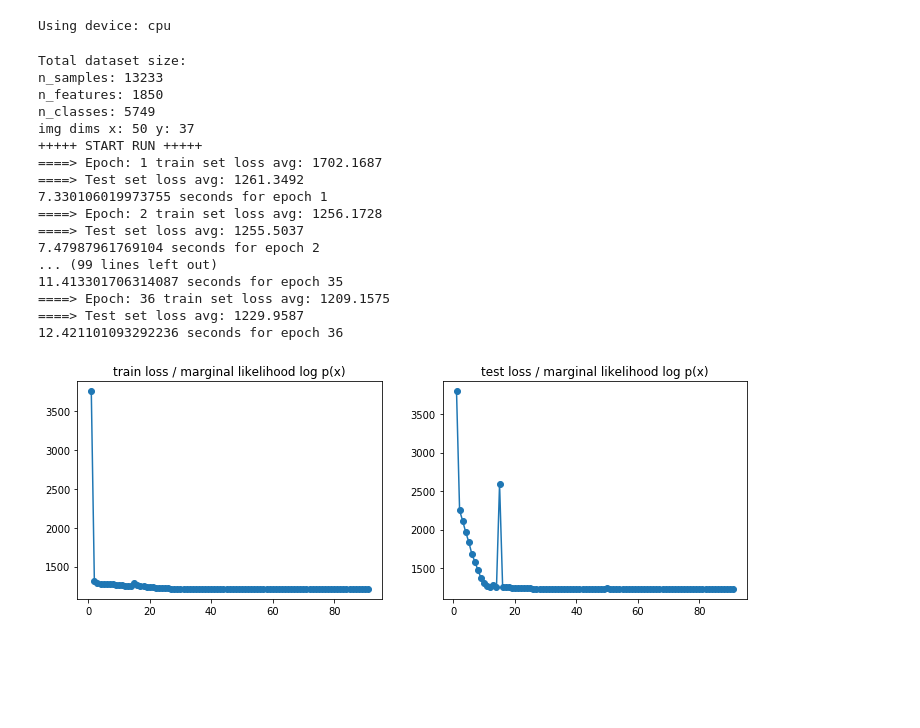
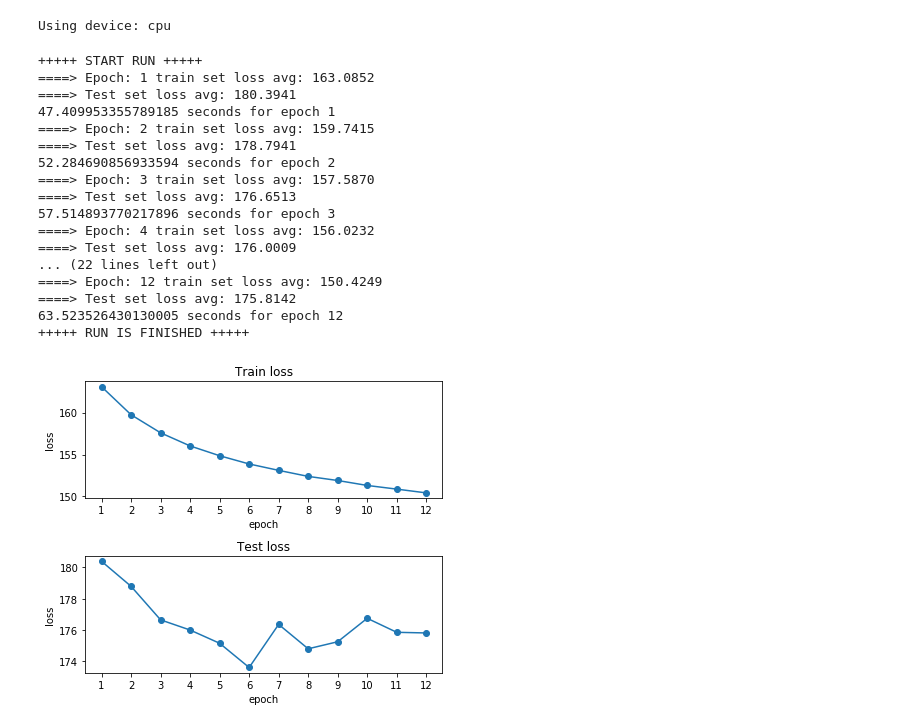
Before and after one commit to matthiasbrix/vae-models, a Jupyter notebook: src/1_vae.ipynb, the cells around one changed output. Saved outputs shown, nothing was run; the diff lists cells and outputs as text; code cells hidden in the pictures; blank space fills up the shorter version.

Commit message:
add latent plot; change few things

```diff
--- a/src/1_vae.ipynb
+++ b/src/1_vae.ipynb
@@ -43,50 +43,53 @@ Using device: cpu
 # %%
 batch_size = 128
 optimizer = torch.optim.Adam
-num_normal_plots = 2
+num_normal_plots = 4
 # %%
-dataset = "LFW"
+dataset = "MNIST"
 
 if dataset == "MNIST" or dataset == "EMNIST":
-    epochs = 2
+    epochs = 12
     learning_rate = 1e-3
     h = 28
     w = 28
-    img_dims = (h, w)
+    #img_dims = (h, w)
     input_dim = np.prod((h, w))
     hidden_dim = 500 # Kingma, Welling use 500 neurons, otherwise use 400
     z_dim = 2 # 1000 is suggested in the paper "Tutorial on VAE" but Kingma, Welling show 20 is sufficient for MNIST
+    weight_decay = 0
 elif dataset == "LFW":
     epochs = 100
-    learning_rate = 1e-2 # 1e-2 works well
+    learning_rate = 0.01 # 1e-2 works well
     h = 50
     w = 37
+    img_dims = (h, w)
     input_dim = np.prod((h, w))
-    hidden_dim = 200 # as in Kingma for Frey Face, but we could maybe use 250 or 300 because we have more samples?
-    z_dim = 100
+    hidden_dim = 600 # TODO: 1200? 200 in Kingma for Frey Face, but we could maybe use 250 or 300 because we have more samples?
+    z_dim = 20
+    weight_decay = 1e-4
 # %%
 encoder = Encoder(input_dim, hidden_dim, z_dim)
 decoder = Decoder(z_dim, hidden_dim, input_dim)
 model = Vae(encoder, decoder)
 # %%
 data_loader = DataLoader(PATH, batch_size, dataset, z_dim)
-solver = Solver(model, data_loader, optimizer, z_dim, (h, w), epochs, num_normal_plots, batch_size, learning_rate)
+solver = Solver(model, data_loader, optimizer, z_dim, (h, w), epochs, num_normal_plots, weight_decay, batch_size, learning_rate)
 solver.run()
 # %% [output]
-Total dataset size:
-n_samples: 13233
-n_features: 1850
-n_classes: 5749
-img dims x: 50 y: 37
 +++++ START RUN +++++
-====> Epoch: 1 train set loss avg: 1702.1687
-====> Test set loss avg: 1261.3492
-7.330106019973755 seconds for epoch 1
-====> Epoch: 2 train set loss avg: 1256.1728
-====> Test set loss avg: 1255.5037
-7.47987961769104 seconds for epoch 2
-... (99 lines left out)
-11.413301706314087 seconds for epoch 35
-====> Epoch: 36 train set loss avg: 1209.1575
-====> Test set loss avg: 1229.9587
-12.421101093292236 seconds for epoch 36
+====> Epoch: 1 train set loss avg: 163.0852
+====> Test set loss avg: 180.3941
+47.409953355789185 seconds for epoch 1
+====> Epoch: 2 train set loss avg: 159.7415
+====> Test set loss avg: 178.7941
+52.284690856933594 seconds for epoch 2
+====> Epoch: 3 train set loss avg: 157.5870
+====> Test set loss avg: 176.6513
+57.514893770217896 seconds for epoch 3
+====> Epoch: 4 train set loss avg: 156.0232
+====> Test set loss avg: 176.0009
+... (22 lines left out)
+====> Epoch: 12 train set loss avg: 150.4249
+====> Test set loss avg: 175.8142
+63.523526430130005 seconds for epoch 12
++++++ RUN IS FINISHED +++++
@@ -93,8 +99,8 @@ img dims x: 50 y: 37
 # %%
 # Plotting train and test losses for all epochs
 train_loss_history = list(list(zip(*solver.train_loss_history))[1])
-plot_losses(train_loss_history, solver.test_loss_history)
+plot_losses(solver, train_loss_history, solver.test_loss_history)
 # %% [output]
-[figure, old version]
+[figure, new version]
 # %%
 # Plotting histogram of the latent space's distribution, given the computed \mu and \sigma
```
Also changed, not shown: parts of 7 cells of this notebook, 6 other files.
